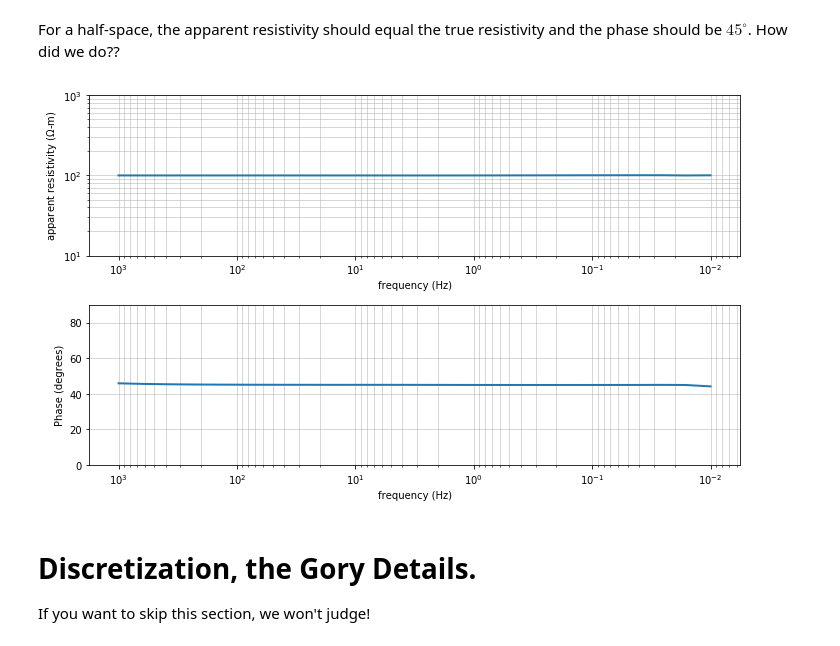
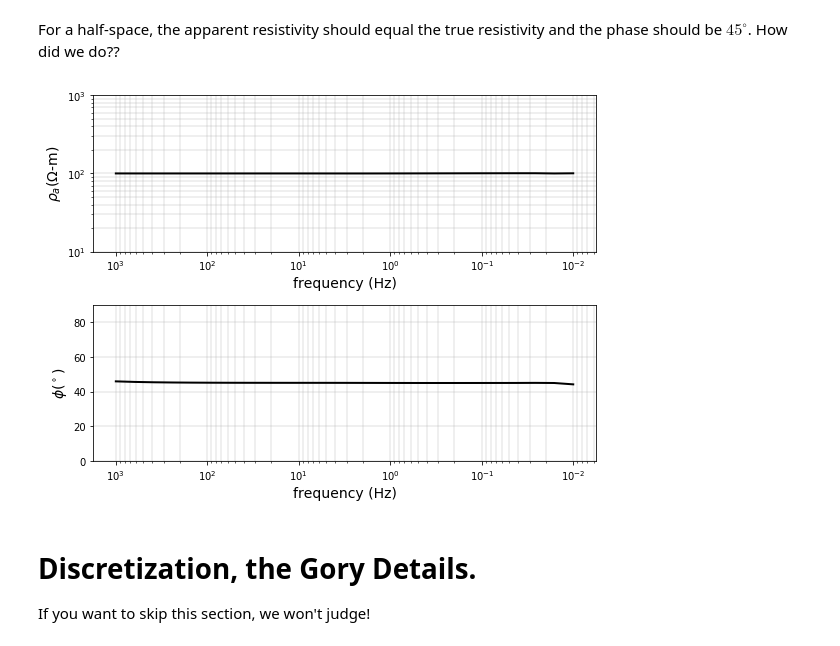
Before and after one commit to geoscixyz/computation, a Jupyter notebook: notebooks/MTtutorial/MT1D_Simulation.ipynb, the cells around one changed output. Drawn from its saved outputs; the diff is of its cells as text; code cells hidden in the pictures.

Commit message:
make plot sizes consistent

```diff
--- a/notebooks/MTtutorial/MT1D_Simulation.ipynb
+++ b/notebooks/MTtutorial/MT1D_Simulation.ipynb
@@ -459,30 +459,30 @@ Wall time: 60.2 ms
 # %% [markdown]
 For a half-space, the apparent resistivity should equal the true resistivity and the phase should be $45^\circ$. How did we do??
 # %%
-fig, ax = plt.subplots(2, 1, figsize=(10, 6))
+fig, ax = plt.subplots(2, 1, figsize=(8, 3*2))
 
 # plot apparent resistivity
-ax[0].loglog(frequencies, app_res, lw=2)
+ax[0].loglog(frequencies, app_res, 'k', lw=2)
 ax[0].set_ylim(1./sigma_halfspace*np.r_[0.1, 10])
-ax[0].set_ylabel("apparent resistivity ($\Omega$-m)")
+ax[0].set_ylabel("$ \\rho_a (\Omega$-m)", fontsize=14)
 
 # plot phase
-ax[1].semilogx(frequencies, phase, lw=2)
+ax[1].semilogx(frequencies, phase, 'k', lw=2)
 ax[1].set_ylim(np.r_[0., 90.])
-ax[1].grid(which="both", linewidth=0.5)
+ax[1].grid(which="both", linewidth=0.4)
 
-ax[1].set_xlabel("frequency (Hz)")
-ax[1].set_ylabel("Phase (degrees)")
+ax[1].set_xlabel("frequency (Hz)", fontsize=14)
+ax[1].set_ylabel("$\phi (^\circ)$", fontsize=14)
 
 for a in ax:
     a.invert_xaxis()  # highest frequencies see the near surface, lower frequencies see deeper
-    a.set_xlabel("frequency (Hz)")
-    a.grid(which="both", linewidth=0.5)
+    a.set_xlabel("frequency (Hz)", fontsize=14)
+    a.grid(which="both", linewidth=0.4)
 
 
 plt.tight_layout()
 # %% [output]
-[figure, old version]
+[figure, new version]
 # %% [markdown]
 # Discretization, the Gory Details.
 
```
Also changed, not shown: parts of 2 cells of this notebook, 1 other file.
